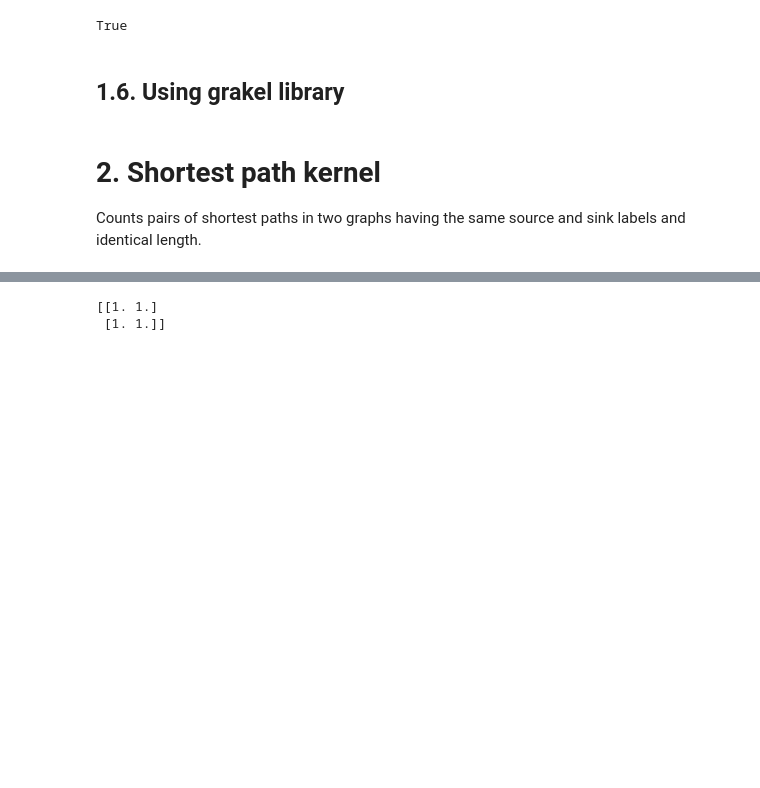
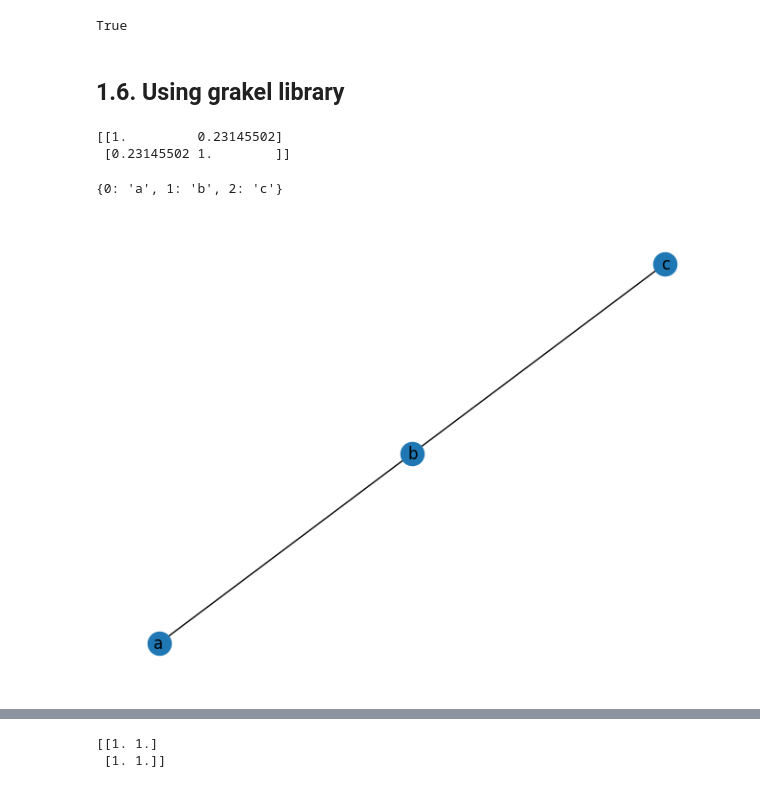
Before and after one commit to NSLab-CUK/Graph-Mining-Spring-2023, a Jupyter notebook: W9/Practice_9.ipynb, the cells around one changed output, grey strips where cells are left out. Cells and saved outputs as stored; diff of their text form; code cells hidden in the pictures; blank space fills up the shorter version.

```diff
--- a/W9/Practice_9.ipynb
+++ b/W9/Practice_9.ipynb
@@ -284,5 +303,3 @@ Canonical Form Found:
 
 Checking graph isomorphic: True
 True
-# %% [markdown]
-## 1.6. Using grakel library
@@ -304,3 +306,25 @@ print(K)
-# %% [markdown]
-# 2. Shortest path kernel
-Counts pairs of shortest paths in two graphs having the same source and sink labels and identical length.
+# %% [markdown]
+## 1.6. Using grakel library
+# %%
+G1 = nx.path_graph(3)
+nx.set_node_attributes(G1, {0:'a', 1:'b', 2:'c'}, 'label')
+
+G2 = nx.path_graph(3)
+nx.set_node_attributes(G2, {0:'a', 1:'a', 2:'b'}, 'label')
+
+nx_graphs = [G1, G2]
+
+graphs = graph_from_networkx(nx_graphs, node_labels_tag='label')
+
+gk = GraphKernel(kernel=[{"name": "weisfeiler_lehman", "n_iter": 3}], normalize=True)
+K = gk.fit_transform(graphs)
+
+print(K)
+# %% [output]
+[[1.         0.23145502]
+ [0.23145502 1.        ]]
+# %%
+draw_graph_with_labels(G1)
+# %% [output]
+{0: 'a', 1: 'b', 2: 'c'}
+[figure, added]
```
Also changed, not shown: parts of 13 cells of this notebook.
